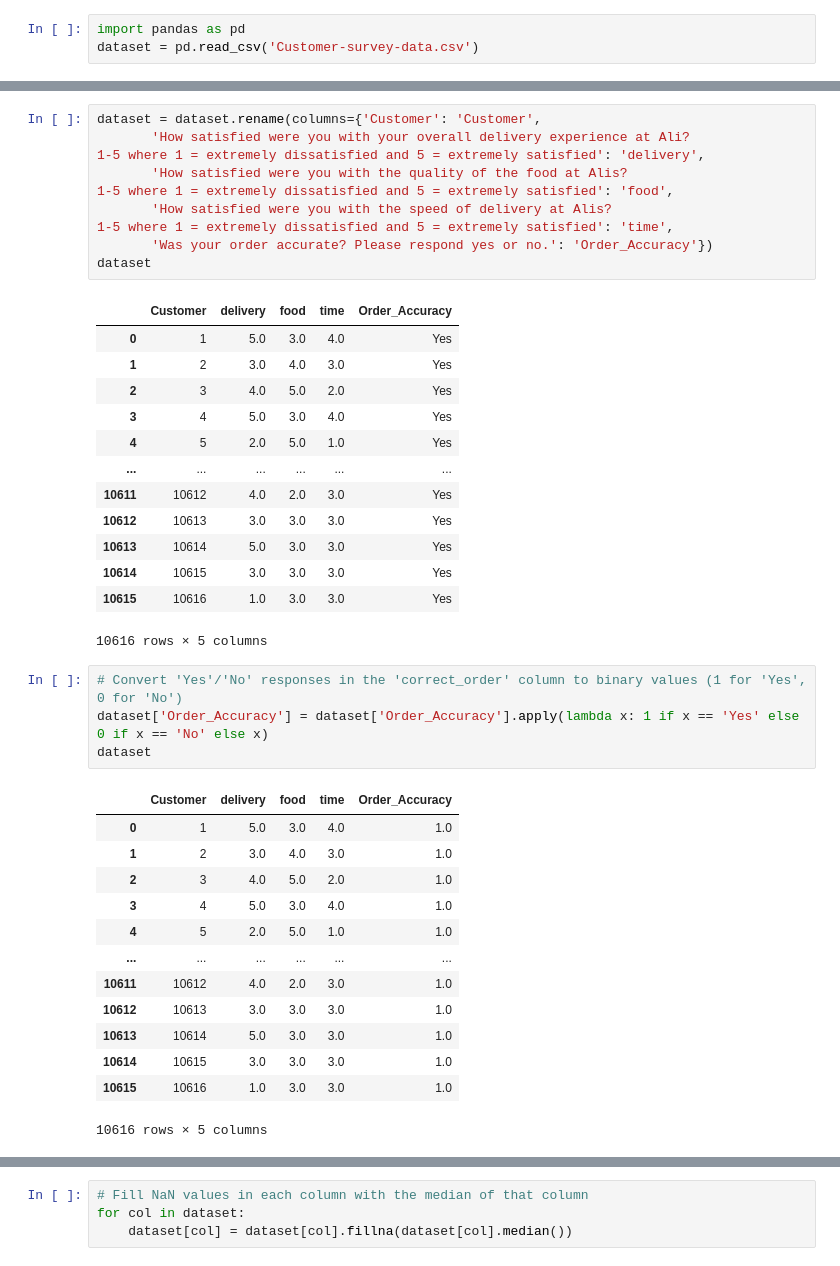
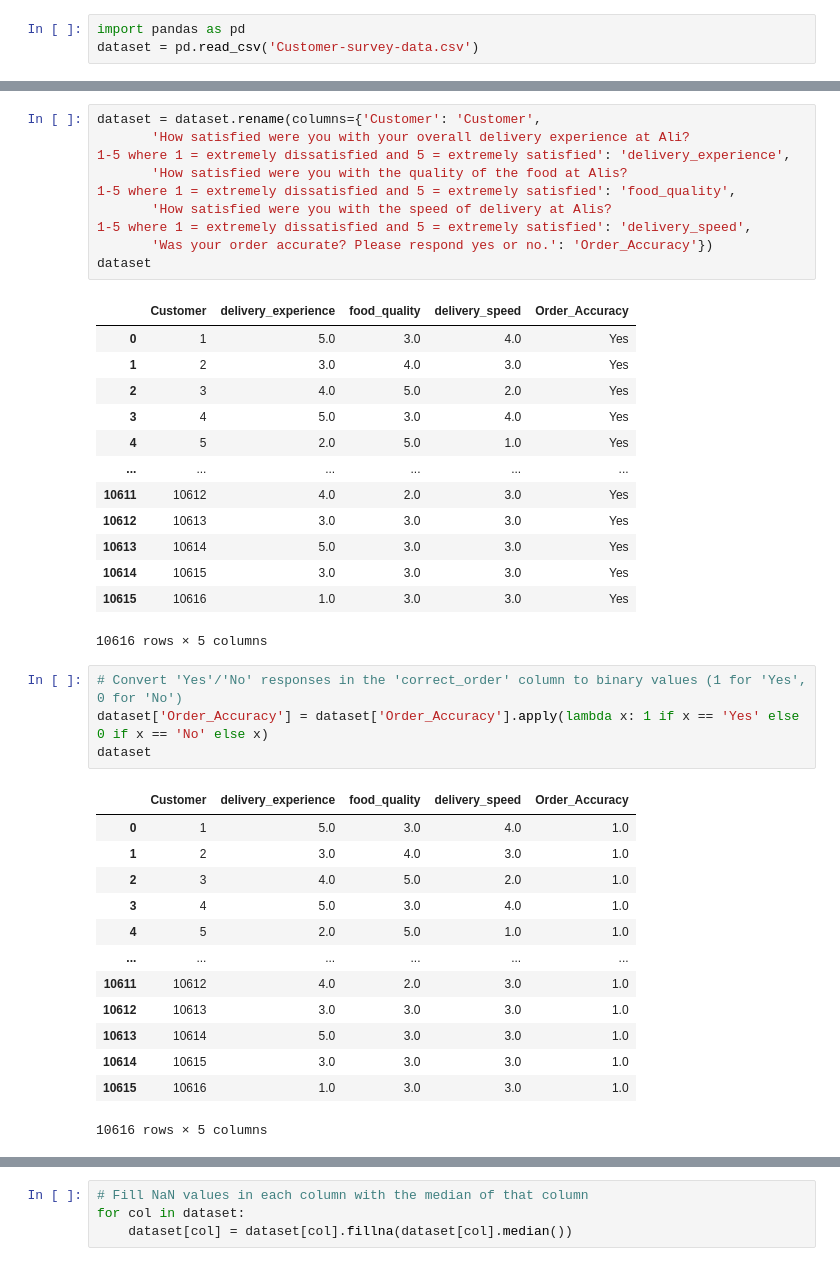
Before and after one commit to t1pen/MeXEE402_Midterms_StephenGabrielAlojado_JairusSunga, a Jupyter notebook: Logistic Regression/logistic_regression.ipynb, the cells around one changed output, grey strips where cells are left out. Saved outputs shown, nothing was run; the diff lists cells and outputs as text.

```diff
--- a/Logistic Regression/logistic_regression.ipynb
+++ b/Logistic Regression/logistic_regression.ipynb
@@ -18,13 +18,13 @@ dataset.head()
 | 4 | 5 | 2.0 | 5.0 | 1.0 | Yes |
 # %%
 dataset = dataset.rename(columns={'Customer': 'Customer',
-       'How satisfied were you with your overall delivery experience at Ali?                    1-5 where 1 = extremely dissatisfied and 5 = extremely satisfied': 'delivery',
-       'How satisfied were you with the quality of the food at Alis?                             1-5 where 1 = extremely dissatisfied and 5 = extremely satisfied': 'food',
-       'How satisfied were you with the speed of delivery at Alis?                                1-5 where 1 = extremely dissatisfied and 5 = extremely satisfied': 'time',
+       'How satisfied were you with your overall delivery experience at Ali?                    1-5 where 1 = extremely dissatisfied and 5 = extremely satisfied': 'delivery_experience',
+       'How satisfied were you with the quality of the food at Alis?                             1-5 where 1 = extremely dissatisfied and 5 = extremely satisfied': 'food_quality',
+       'How satisfied were you with the speed of delivery at Alis?                                1-5 where 1 = extremely dissatisfied and 5 = extremely satisfied': 'delivery_speed',
        'Was your order accurate? Please respond yes or no.': 'Order_Accuracy'})
 dataset
 # %% [output]
-|  | Customer | delivery | food | time | Order_Accuracy |
+|  | Customer | delivery_experience | food_quality | delivery_speed | Order_Accuracy |
 | 0 | 1 | 5.0 | 3.0 | 4.0 | Yes |
 | 1 | 2 | 3.0 | 4.0 | 3.0 | Yes |
 | 2 | 3 | 4.0 | 5.0 | 2.0 | Yes |
@@ -42,7 +42,7 @@ dataset
 dataset['Order_Accuracy'] = dataset['Order_Accuracy'].apply(lambda x: 1 if x == 'Yes' else 0 if x == 'No' else x)
 dataset
 # %% [output]
-|  | Customer | delivery | food | time | Order_Accuracy |
+|  | Customer | delivery_experience | food_quality | delivery_speed | Order_Accuracy |
 | 0 | 1 | 5.0 | 3.0 | 4.0 | 1.0 |
 | 1 | 2 | 3.0 | 4.0 | 3.0 | 1.0 |
 | 2 | 3 | 4.0 | 5.0 | 2.0 | 1.0 |
```
Also changed, not shown: parts of 5 cells of this notebook.
